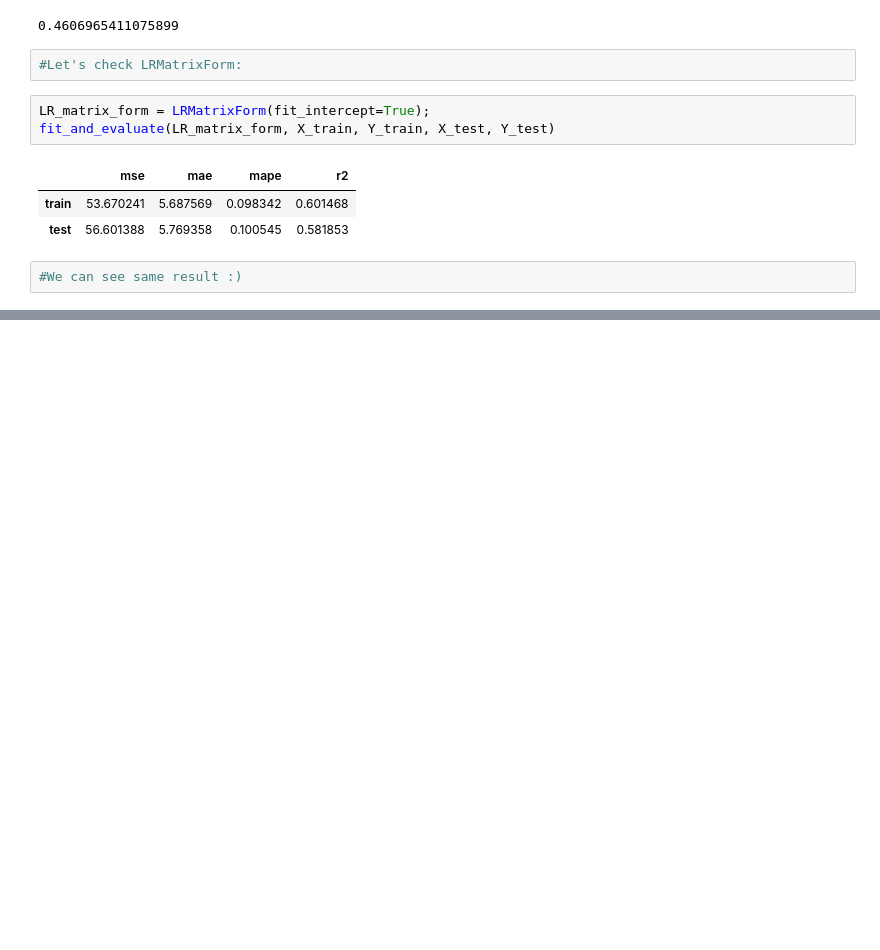
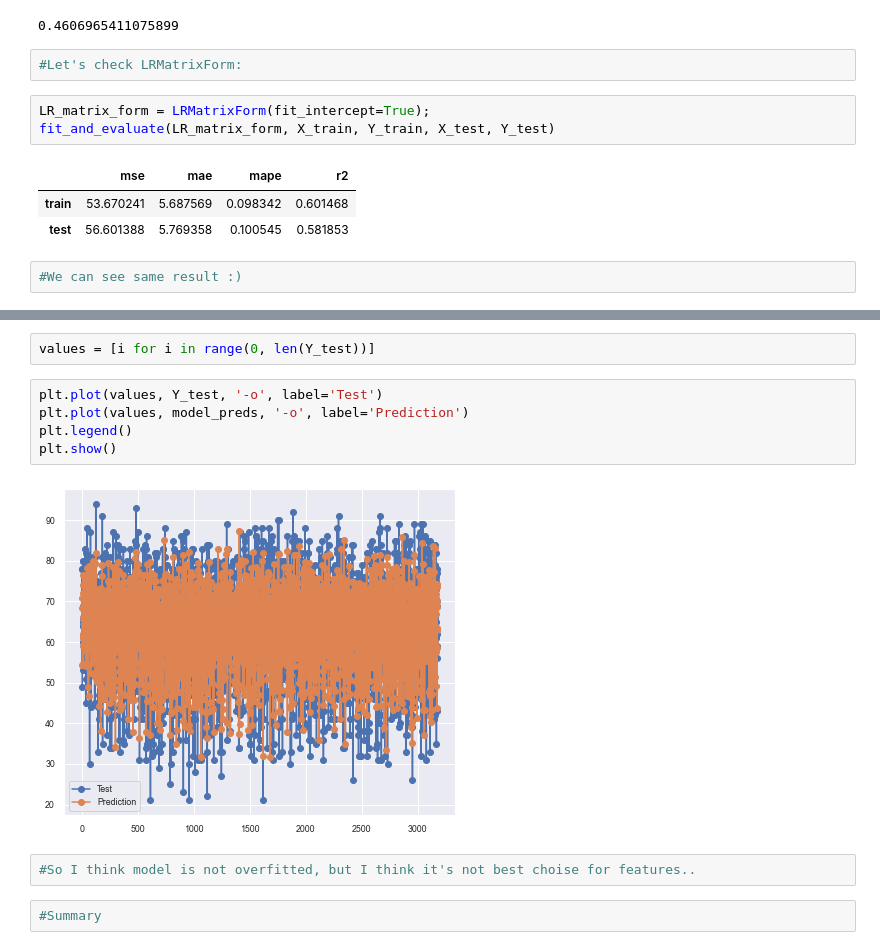
Before and after one commit to Anetta314159/3_linear_regression, a Jupyter notebook: linear_regression.ipynb, the cells around one changed output, grey strips where cells are left out. Saved outputs shown, nothing was run; the diff lists cells and outputs as text; blank space fills up the shorter version.

```diff
--- a/linear_regression.ipynb
+++ b/linear_regression.ipynb
@@ -1952,0 +2010,13 @@ fit_and_evaluate(LR_matrix_form, X_train, Y_train, X_test, Y_test)
+# %%
+values = [i for i in range(0, len(Y_test))]
+# %%
+plt.plot(values, Y_test, '-o', label='Test')
+plt.plot(values, model_preds, '-o', label='Prediction')
+plt.legend()
+plt.show()
+# %% [output]
+[figure, added]
+# %%
+#So I think model is not overfitted, but I think it's not best choise for features..
+# %%
+#Summary
```
Also changed, not shown: parts of 8 cells of this notebook.
